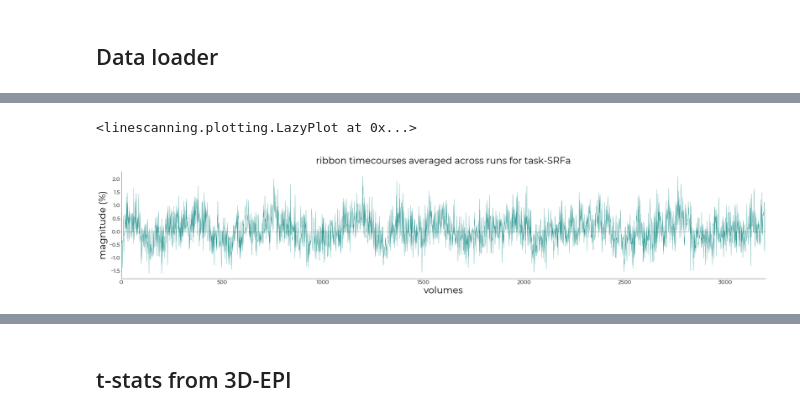
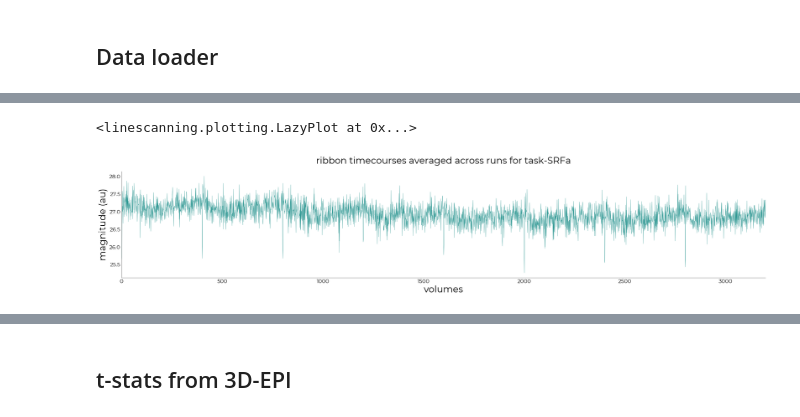
Before and after one commit to spinoza-centre/holeresponse, a Jupyter notebook: notebooks/srf_pilot.ipynb, the cells around one changed output, grey strips where cells are left out. Saved outputs shown, nothing was run; the diff lists cells and outputs as text; code cells hidden in the pictures.

```diff
--- a/notebooks/srf_pilot.ipynb
+++ b/notebooks/srf_pilot.ipynb
@@ -52,0 +49,3 @@ Fetching dataframe from attribute 'df_func_psc'
+# %%
+df_onsets = obj_.fetch_onsets()
+df_func = obj_.fetch_fmri(dtype="raw")
@@ -158,23 +178,23 @@ plotting.LazyPlot(
 # %%
 # select ribbon voxels
 df_ribbon_avg = pd.DataFrame(df_ribbon.mean(axis=1), columns=["average"])
 df_ribbon_avg
 
 # plot timecourses
 task1_avg = utils.select_from_df(df_ribbon_avg, expression="task = SRFa")
 
 plotting.LazyPlot(
     list(task1_avg.T.to_numpy()),
     x_label="volumes",
-    y_label="magnitude (%)",
+    y_label="magnitude (au)",
     font_size=24,
-    add_hline=0,
+    # add_hline=0,
     line_width=0.5,
     title=f"ribbon timecourses averaged across runs for task-SRFa"
 )
 # %% [output]
 <linescanning.plotting.LazyPlot at 0x...>
-[figure, old version]
+[figure, new version]
 # %%
 # switch our task-ID for run-IDs so we can flop everything in nideconv
 renamed_func = []
```
Also changed, not shown: parts of 24 cells of this notebook.
